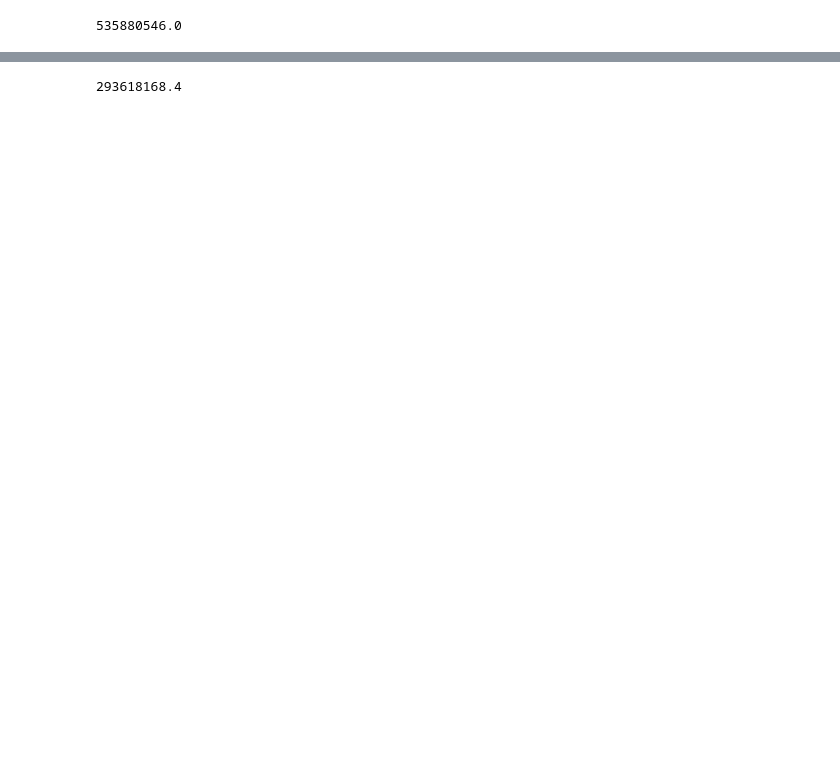
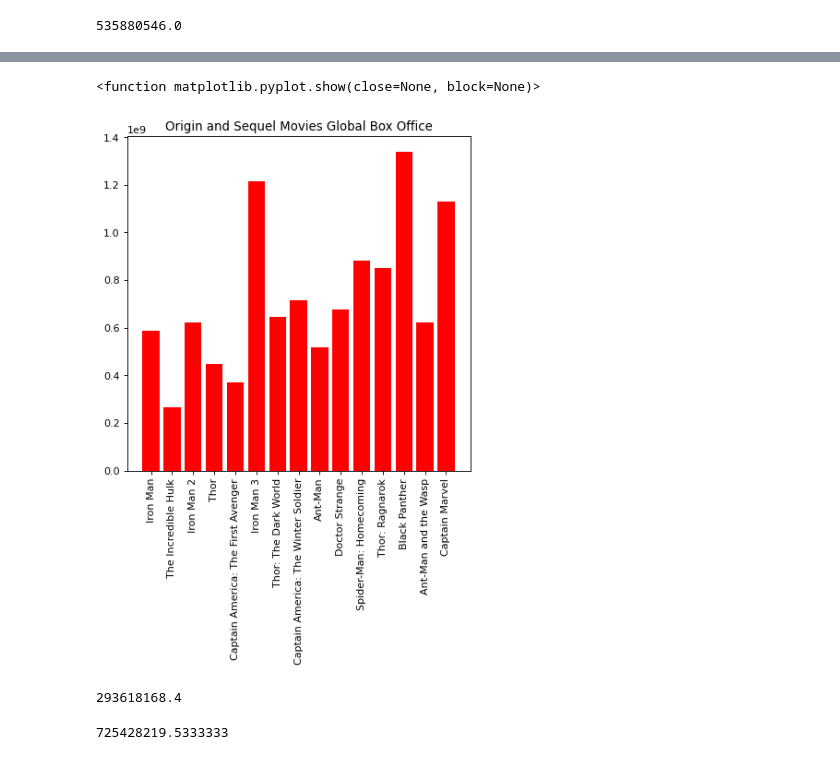
Before and after one commit to dmhitt/Marvel-Movies-Profitability, a Jupyter notebook: solo_vs_team.ipynb, the cells around one changed output, grey strips where cells are left out. Cells and saved outputs as stored; diff of their text form; code cells hidden in the pictures; blank space fills up the shorter version.

```diff
--- a/solo_vs_team.ipynb
+++ b/solo_vs_team.ipynb
@@ -95,5 +113,20 @@ plt.show
+# %%
+figure(figsize=(6, 6), dpi=80)
+
+plt.bar(non_teamup_titles, non_teamup_global, color="r", align="center")
+plt.title("Origin and Sequel Movies Global Box Office")
+plt.xticks(rotation=(90))
+plt.show
+# %% [output]
+<function matplotlib.pyplot.show(close=None, block=None)>
+[figure, added]
 # %%
 avg_nonteamup_dom_gross = non_teamup_doms.mean()
 avg_nonteamup_dom_gross
 # %% [output]
 293618168.4
+# %%
+avg_nonteamup_global_gross = non_teamup_global.mean()
+avg_nonteamup_global_gross
+# %% [output]
+725428219.5333333
```
Also changed, not shown: parts of 6 cells of this notebook.
